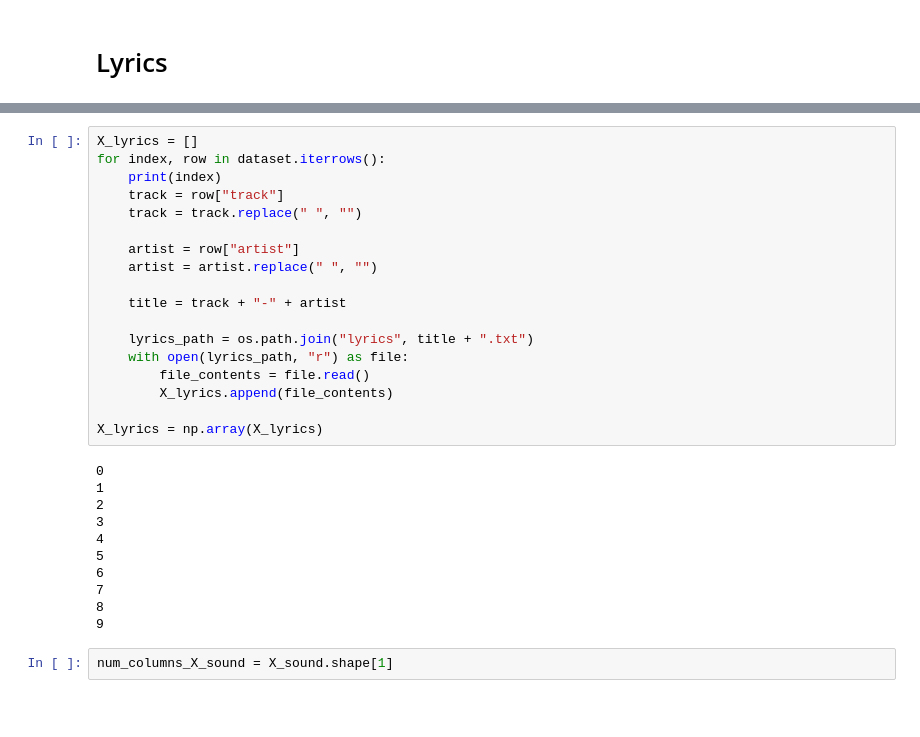
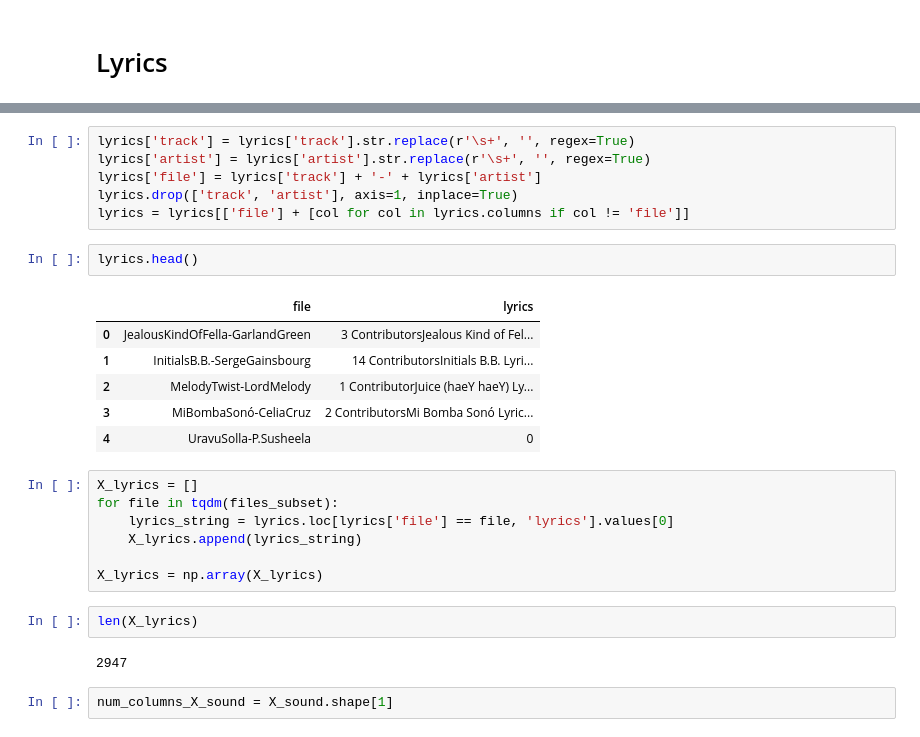
Before and after one commit to stevenwinnick/songsnap, a Jupyter notebook: Final Model.ipynb, the cells around one changed output, grey strips where cells are left out. Cells and saved outputs as stored; diff of their text form; blank space fills up the shorter version.

```diff
--- a/Final Model.ipynb
+++ b/Final Model.ipynb
@@ -209,32 +133,29 @@ X_image_spectogram = np.array(X_image_spectogram)
+# %%
+lyrics['track'] = lyrics['track'].str.replace(r'\s+', '', regex=True)
+lyrics['artist'] = lyrics['artist'].str.replace(r'\s+', '', regex=True)
+lyrics['file'] = lyrics['track'] + '-' + lyrics['artist']
+lyrics.drop(['track', 'artist'], axis=1, inplace=True)
+lyrics = lyrics[['file'] + [col for col in lyrics.columns if col != 'file']]
+# %%
+lyrics.head()
+# %% [output]
+|  | file | lyrics |
+| 0 | JealousKindOfFella-GarlandGreen | 3 ContributorsJealous Kind of Fel... |
+| 1 | InitialsB.B.-SergeGainsbourg | 14 ContributorsInitials B.B. Lyri... |
+| 2 | MelodyTwist-LordMelody | 1 ContributorJuice (haeY haeY) Ly... |
+| 3 | MiBombaSonó-CeliaCruz | 2 ContributorsMi Bomba Sonó Lyric... |
+| 4 | UravuSolla-P.Susheela | 0 |
 # %%
 X_lyrics = []
-for index, row in dataset.iterrows():
-    print(index)
-    track = row["track"]
-    track = track.replace(" ", "")
-
-    artist = row["artist"]
-    artist = artist.replace(" ", "")
-
-    title = track + "-" + artist
-
-    lyrics_path = os.path.join("lyrics", title + ".txt")
-    with open(lyrics_path, "r") as file:
-        file_contents = file.read()
-        X_lyrics.append(file_contents)
+for file in tqdm(files_subset):
+    lyrics_string = lyrics.loc[lyrics['file'] == file, 'lyrics'].values[0]
+    X_lyrics.append(lyrics_string)
 
 X_lyrics = np.array(X_lyrics)
-# %% [output]
-0
-1
-2
-3
-4
-5
-6
-7
-8
-9
+# %%
+len(X_lyrics)
+# %% [output]
+2947
 # %%
 num_columns_X_sound = X_sound.shape[1]
 # %%
```
Also changed, not shown: parts of 14 cells of this notebook.
